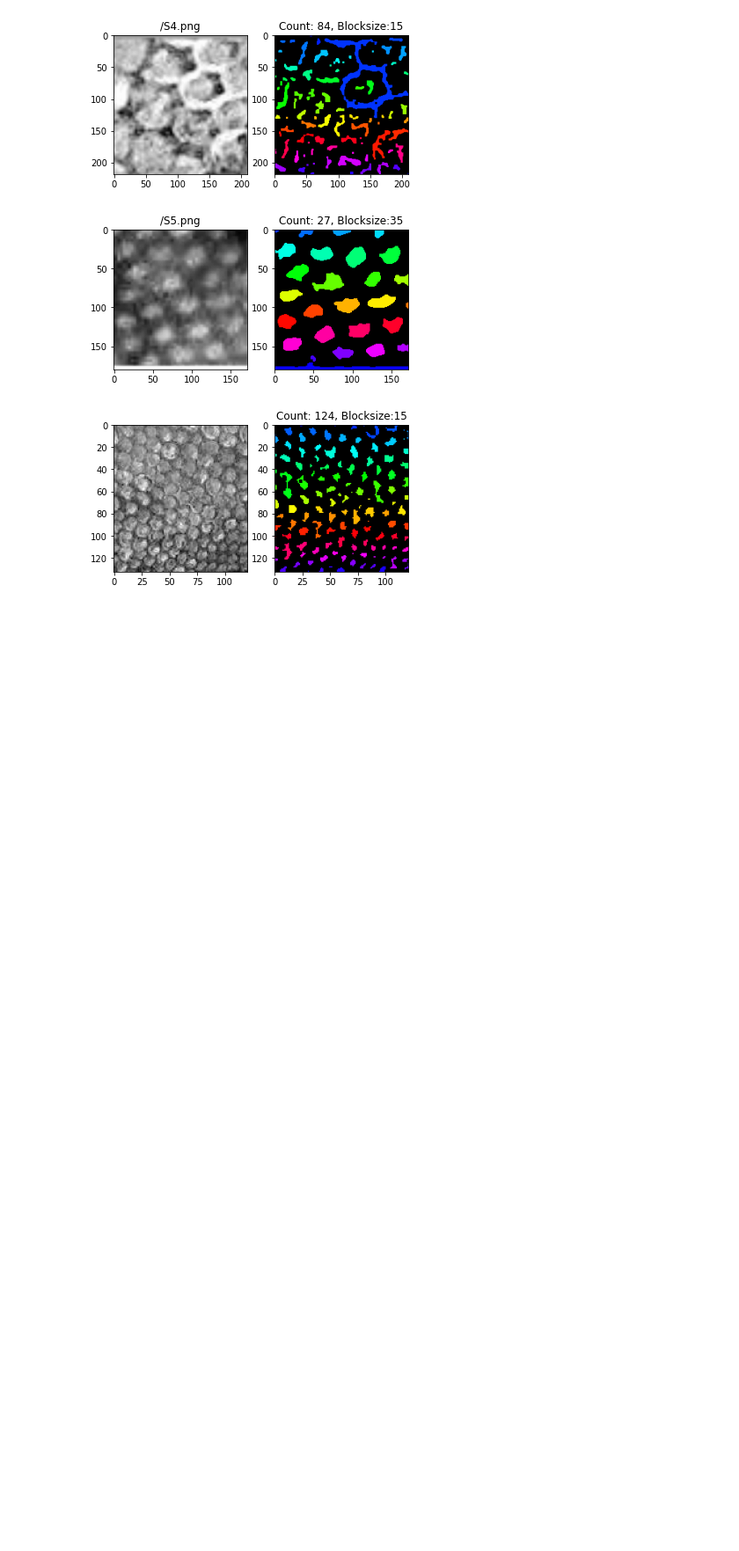
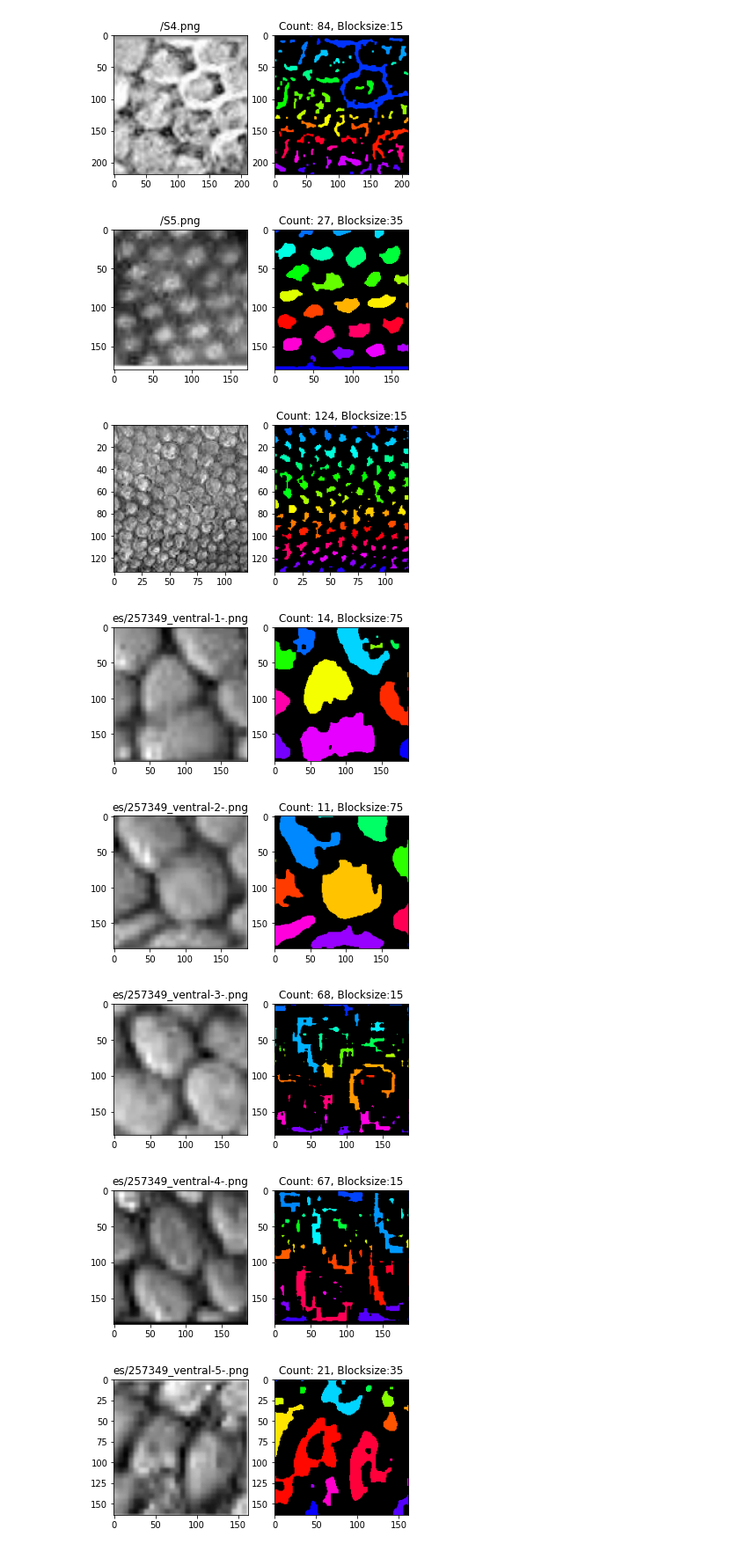
Before and after one commit to tanyasarkinjain/Anoles-group, a Jupyter notebook: Automated_Adaptive_Thresholding.ipynb, the cells around one changed output. Shown at 88% size. Saved outputs shown, nothing was run; the diff lists cells and outputs as text; code cells hidden in the pictures; blank space fills up the shorter version.

```diff
--- a/Automated_Adaptive_Thresholding.ipynb
+++ b/Automated_Adaptive_Thresholding.ipynb
@@ -152,3 +152,18 @@ countScales('Scale_images/S5.png')
 countScales('no_grid.png')
 # %% [output]
 [figure]
+# %%
+countScales('grouped_images/257349_ventral-1-.png')
+countScales('grouped_images/257349_ventral-2-.png')
+
+countScales('grouped_images/257349_ventral-3-.png')
+countScales('grouped_images/257349_ventral-4-.png')
+
+countScales('grouped_images/257349_ventral-5-.png')
+countScales('grouped_images/257349_ventral.png')
+# %% [output]
+[figure, added]
+[figure, added]
+[figure, added]
+[figure, added]
+[figure, added]
```
Also changed, not shown: parts of 3 cells of this notebook, 32 other files.
